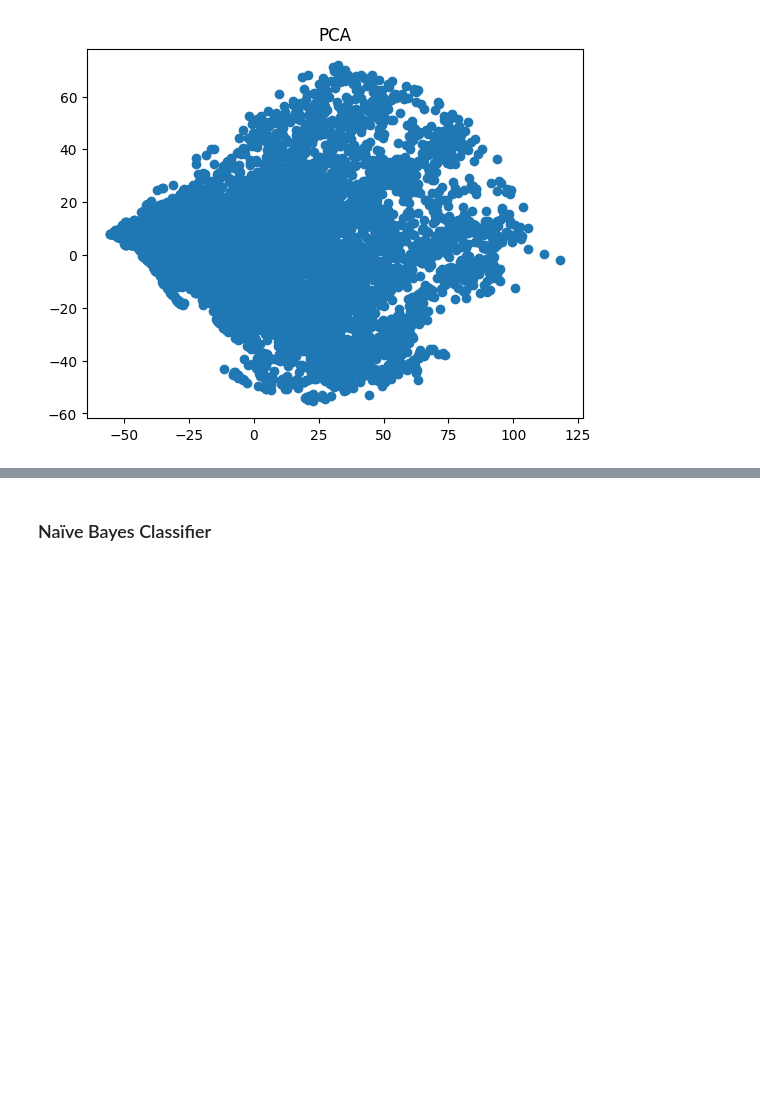
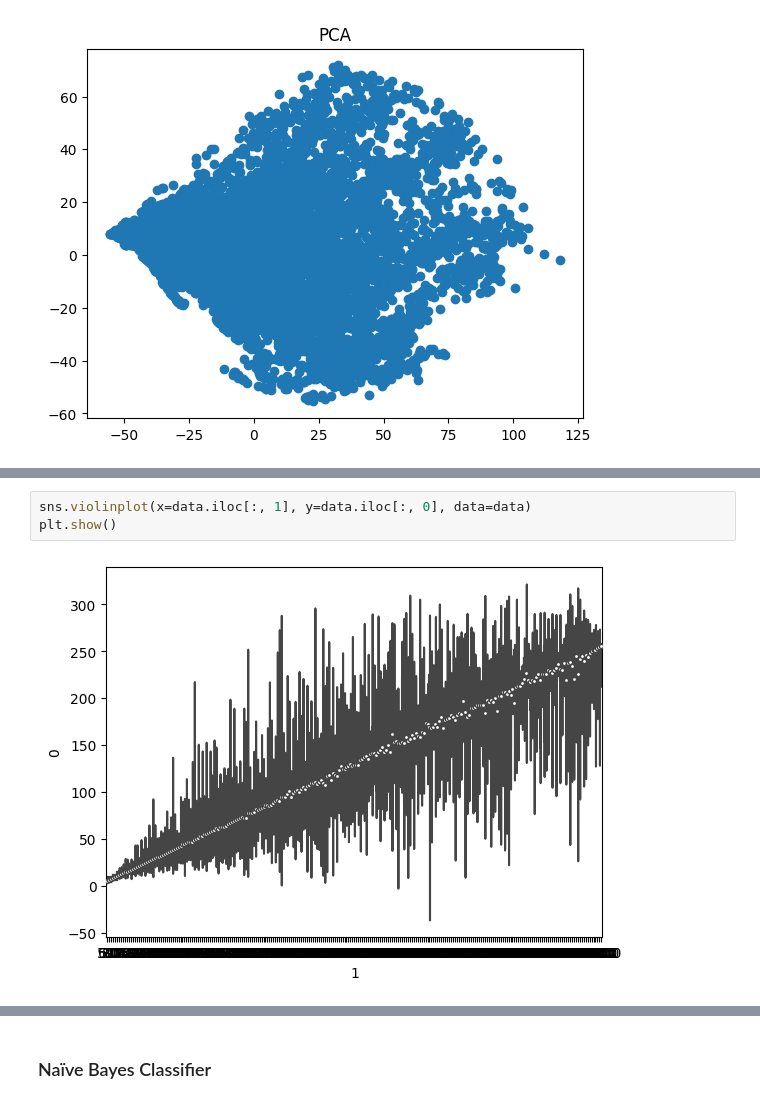
Before and after one commit to amv2/F20DL_Coursework_Group8_2023-24, a Jupyter notebook: CW-part1.ipynb, the cells around one changed output, grey strips where cells are left out. Cells and saved outputs as stored; diff of their text form; blank space fills up the shorter version.

```diff
--- a/CW-part1.ipynb
+++ b/CW-part1.ipynb
@@ -372,0 +301,5 @@ Scatter plots and clustering proved to be much better methods of understanding h
+# %%
+sns.violinplot(x=data.iloc[:, 1], y=data.iloc[:, 0], data=data)
+plt.show()
+# %% [output]
+[figure, added]
```
Also changed, not shown: parts of 17 cells of this notebook.
